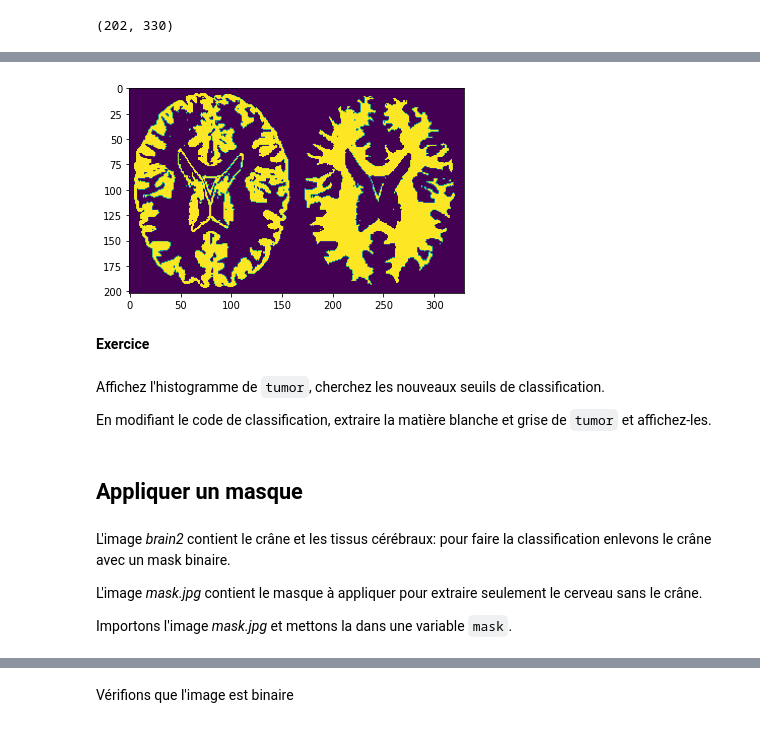
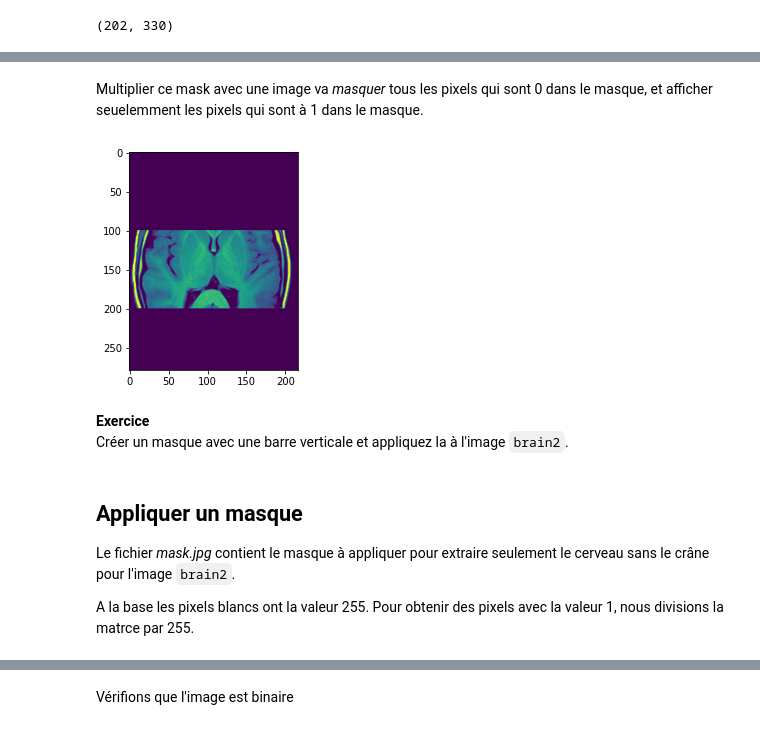
Before and after one commit to rasql/edunum, a Jupyter notebook: doc/python/le/7/mri.ipynb, the cells around one changed output, grey strips where cells are left out. Drawn from its saved outputs; the diff is of its cells as text; code cells hidden in the pictures.

```diff
--- a/doc/python/le/7/mri.ipynb
+++ b/doc/python/le/7/mri.ipynb
@@ -203,0 +240,3 @@ both.shape
+# %%
+brain2 = imread('brain2.jpg')[:,:,0]
+plt.imshow(brain2);
@@ -203,0 +247,3 @@ both.shape
+# %%
+mask = np.zeros_like(brain2)
+plt.imshow(mask);
@@ -203,0 +254,3 @@ both.shape
+# %%
+mask[100:200, :] = 1
+plt.imshow(mask);
@@ -204,21 +259,17 @@ both.shape
+# %% [markdown]
+Multiplier ce mask avec une image va *masquer* tous les pixels qui sont 0 dans le masque, et afficher seuelemment les pixels qui sont à 1 dans le masque.
 # %%
-plt.imshow(both);
+plt.imshow(brain2 * mask);
 # %% [output]
-[figure, old version]
+[figure, new version]
-# %% [markdown]
-**Exercice**
-# %% [markdown]
-Affichez l'histogramme de `tumor`, cherchez les nouveaux seuils de classification.
-
-En modifiant le code de classification, extraire la matière blanche et grise de `tumor` et affichez-les.
-# %% [markdown]
-## Appliquer un masque
-# %% [markdown]
-L'image *brain2* contient le crâne et les tissus cérébraux: pour faire la classification enlevons le crâne avec un mask binaire.
-
-L'image *mask.jpg* contient le masque à appliquer pour extraire seulement le cerveau sans le crâne.
-
-
-Importons l'image *mask.jpg* et mettons la dans une variable `mask`.
+# %% [markdown]
+**Exercice**
+Créer un masque avec une barre verticale et appliquez la à l'image `brain2`.
+# %% [markdown]
+## Appliquer un masque
+
+Le fichier *mask.jpg* contient le masque à appliquer pour extraire seulement le cerveau sans le crâne pour l'image `brain2`.
+
+A la base les pixels blancs ont la valeur 255. Pour obtenir des pixels avec la valeur 1, nous divisions la matrce par 255.
 # %%
 mask = imread('mask.bmp')[:,:,0]
```
Also changed, not shown: parts of 51 cells of this notebook.
